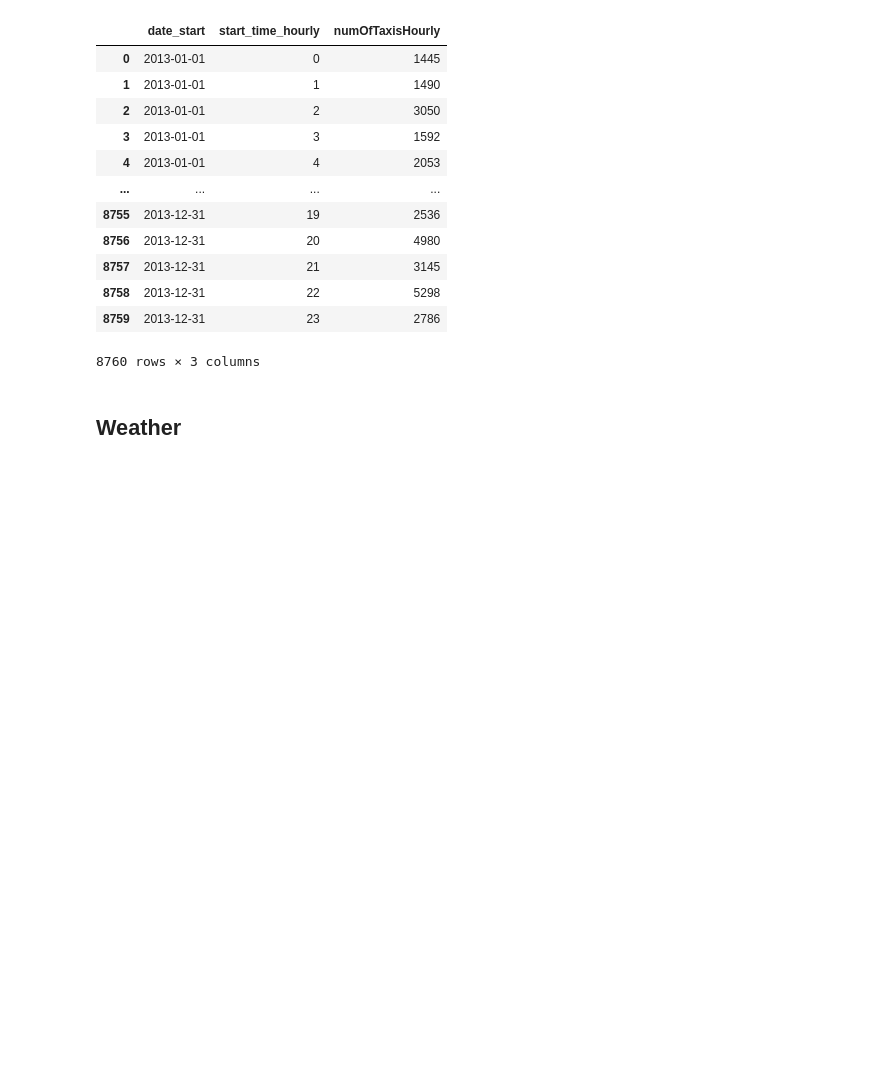
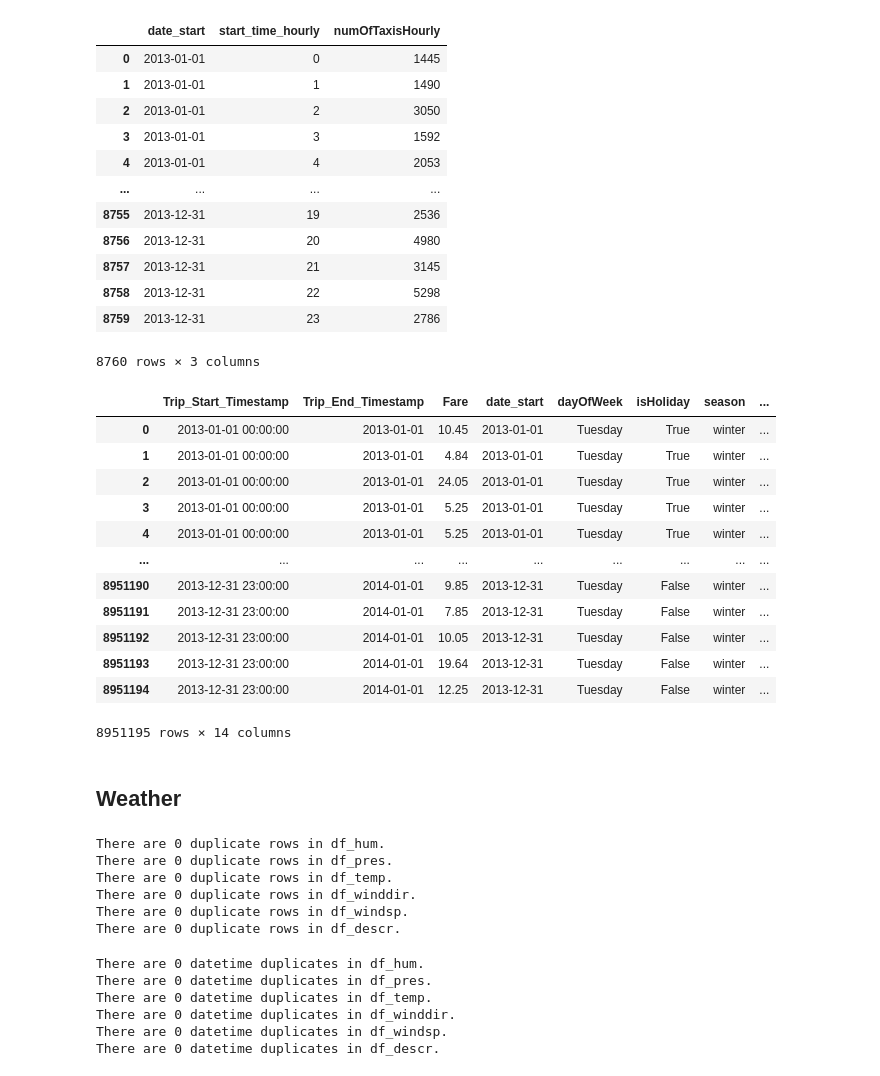
Before and after one commit to Hannah2800/AAA_2023_AdvancedPythonPandas, a Jupyter notebook: Task 1 - Data Cleaning and Preparation.ipynb, the cells around one changed output. Saved outputs shown, nothing was run; the diff lists cells and outputs as text; code cells hidden in the pictures; blank space fills up the shorter version.

```diff
--- a/Task 1 - Data Cleaning and Preparation.ipynb
+++ b/Task 1 - Data Cleaning and Preparation.ipynb
@@ -649,7 +629,8 @@ df_chicago = remove_outliers(df_chicago,excluded_cols=['Trip_ID','Taxi_ID','Trip
                             'Payment_Type','Company','Pickup_Centroid_Latitude','Pickup_Centroid_Longitude',
                             'Pickup_Centroid_Location','Dropoff_Centroid_Latitude','Dropoff_Centroid_Longitude',
                             'Dropoff_Centroid__Location','Community_Areas','Tips','Tolls','Extras','dayOfWeek',
-                            'season','isRushhour','isHoliday','date_start','start_time_hourly']
+                            'season','isRushhour','isHoliday','date_start','start_time_hourly','start_time_day',
+                            'start_time_week','start_time_month']
                              ,zscore_threshold=2,verbose=True)
 # %% [output]
 A value is trying to be set on a copy of a slice from a DataFrame.
@@ -751,8 +732,22 @@ df_chicago_hourly
 | 8759 | 2013-12-31 | 23 | 2786 |
 8760 rows × 3 columns
 # %%
-# Calculate numOfRentedBikesHourly for each start_date & start_time_hourly
-df_chicago_hourly = pd.merge(df_chicago_hourly, df_chicago, on=["date_start", "start_time_hourly"], how="right")
+df_chicago_hourly = pd.merge(df_chicago, df_chicago_hourly, on=["date_start", "start_time_hourly"], how="left")
+df_chicago_hourly
+# %% [output]
+|  | Trip_Start_Timestamp | Trip_End_Timestamp | Fare | date_start | dayOfWeek | isHoliday | season | ... |
+| 0 | 2013-01-01 00:00:00 | 2013-01-01 | 10.45 | 2013-01-01 | Tuesday | True | winter | ... |
+| 1 | 2013-01-01 00:00:00 | 2013-01-01 | 4.84 | 2013-01-01 | Tuesday | True | winter | ... |
+| 2 | 2013-01-01 00:00:00 | 2013-01-01 | 24.05 | 2013-01-01 | Tuesday | True | winter | ... |
+| 3 | 2013-01-01 00:00:00 | 2013-01-01 | 5.25 | 2013-01-01 | Tuesday | True | winter | ... |
+| 4 | 2013-01-01 00:00:00 | 2013-01-01 | 5.25 | 2013-01-01 | Tuesday | True | winter | ... |
+| ... | ... | ... | ... | ... | ... | ... | ... | ... |
+| 8951190 | 2013-12-31 23:00:00 | 2014-01-01 | 9.85 | 2013-12-31 | Tuesday | False | winter | ... |
+| 8951191 | 2013-12-31 23:00:00 | 2014-01-01 | 7.85 | 2013-12-31 | Tuesday | False | winter | ... |
+| 8951192 | 2013-12-31 23:00:00 | 2014-01-01 | 10.05 | 2013-12-31 | Tuesday | False | winter | ... |
+| 8951193 | 2013-12-31 23:00:00 | 2014-01-01 | 19.64 | 2013-12-31 | Tuesday | False | winter | ... |
+| 8951194 | 2013-12-31 23:00:00 | 2014-01-01 | 12.25 | 2013-12-31 | Tuesday | False | winter | ... |
+8951195 rows × 14 columns
 # %% [markdown]
 ## Weather
 # %%
@@ -763,0 +810,30 @@ df_chicago_hourly = pd.merge(df_chicago_hourly, df_chicago, on=["date_start", "s
+# %%
+# Test if there are duplicate rows in dfWeather
+print("There are", len(df_hum)-len(df_hum.drop_duplicates()), "duplicate rows in df_hum.")
+print("There are", len(df_pres)-len(df_pres.drop_duplicates()), "duplicate rows in df_pres.")
+print("There are", len(df_temp)-len(df_temp.drop_duplicates()), "duplicate rows in df_temp.")
+print("There are", len(df_winddir)-len(df_winddir.drop_duplicates()), "duplicate rows in df_winddir.")
+print("There are", len(df_windsp)-len(df_windsp.drop_duplicates()), "duplicate rows in df_windsp.")
+print("There are", len(df_descr)-len(df_descr.drop_duplicates()), "duplicate rows in df_descr.")
+# %% [output]
+There are 0 duplicate rows in df_hum.
+There are 0 duplicate rows in df_pres.
+There are 0 duplicate rows in df_temp.
+There are 0 duplicate rows in df_winddir.
+There are 0 duplicate rows in df_windsp.
+There are 0 duplicate rows in df_descr.
+# %%
+# Test for datetime duplicates
+print("There are", len(df_hum)-len(df_hum.drop_duplicates(subset='datetime')), "datetime duplicates in df_hum.")
+print("There are", len(df_pres)-len(df_pres.drop_duplicates(subset='datetime')), "datetime duplicates in df_pres.")
+print("There are", len(df_temp)-len(df_temp.drop_duplicates(subset='datetime')), "datetime duplicates in df_temp.")
+print("There are", len(df_winddir)-len(df_winddir.drop_duplicates(subset='datetime')), "datetime duplicates in df_winddir.")
+print("There are", len(df_windsp)-len(df_windsp.drop_duplicates(subset='datetime')), "datetime duplicates in df_windsp.")
+print("There are", len(df_descr)-len(df_descr.drop_duplicates(subset='datetime')), "datetime duplicates in df_descr.")
+# %% [output]
+There are 0 datetime duplicates in df_hum.
+There are 0 datetime duplicates in df_pres.
+There are 0 datetime duplicates in df_temp.
+There are 0 datetime duplicates in df_winddir.
+There are 0 datetime duplicates in df_windsp.
+There are 0 datetime duplicates in df_descr.
```
Also changed, not shown: parts of 26 cells of this notebook.
